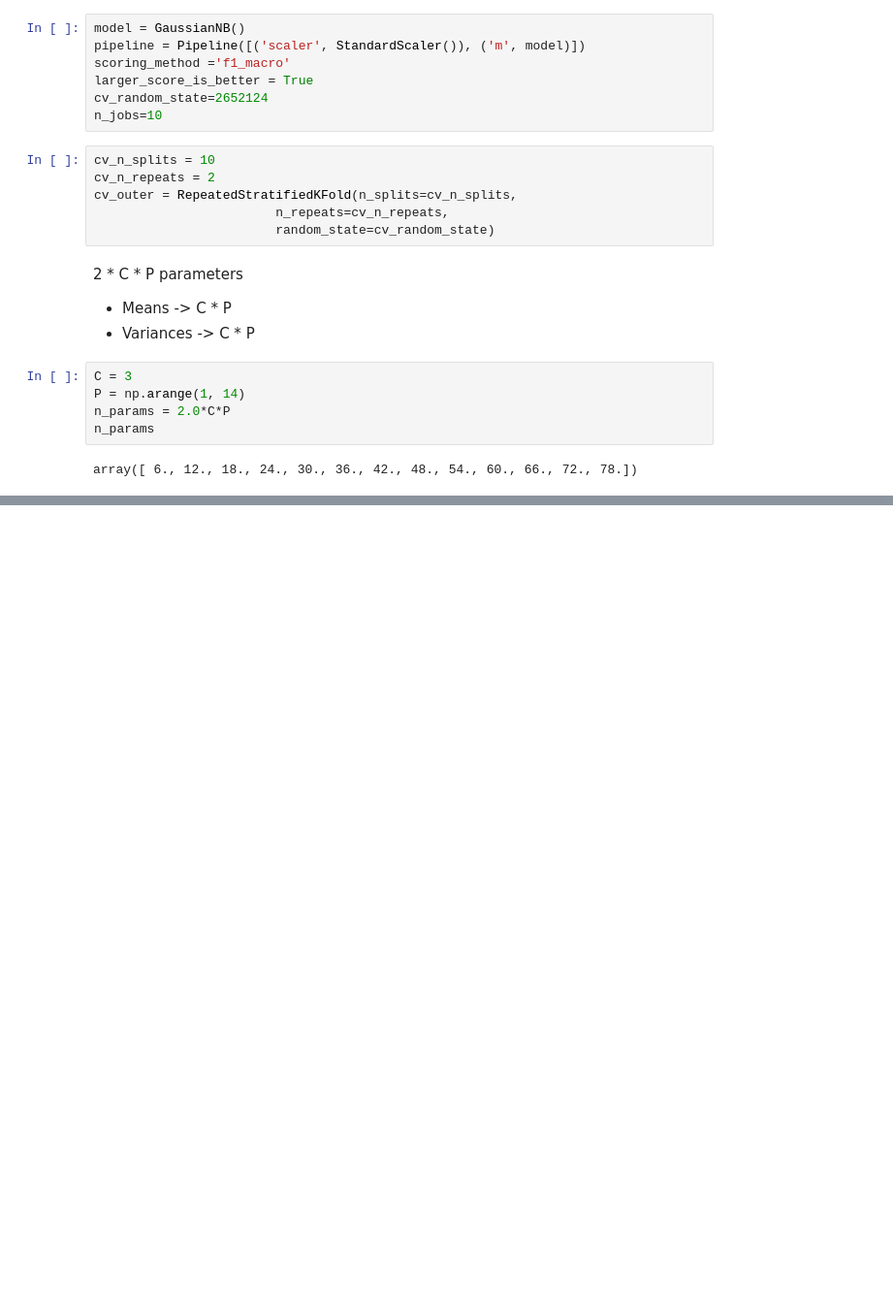
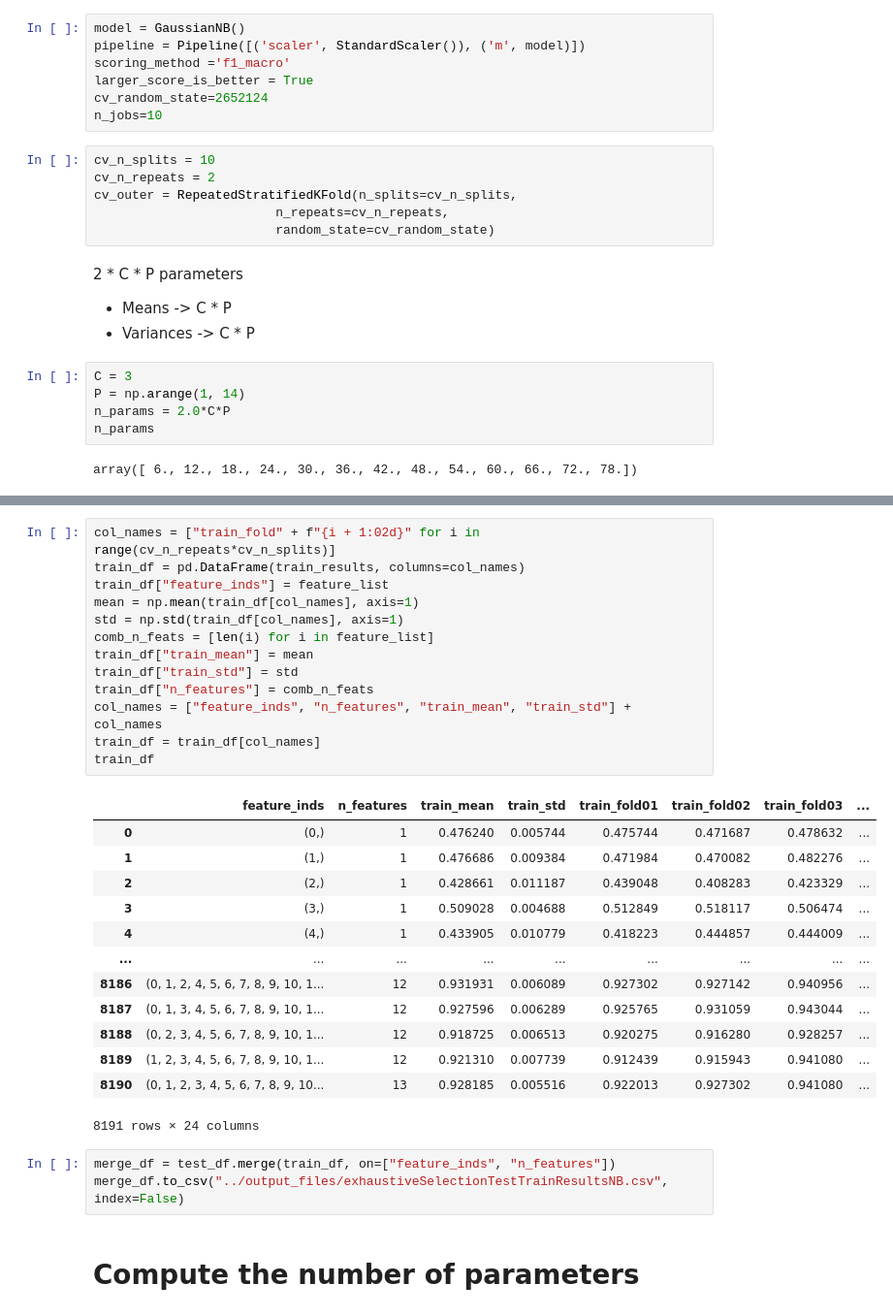
Before and after one commit to armstrong06/UT_event_classifier, a Jupyter notebook: notebooks/exhaustiveSelectionNB.ipynb, the cells around one changed output, grey strips where cells are left out. Shown at 97% size. Cells and saved outputs as stored; diff of their text form; blank space fills up the shorter version.

```diff
--- a/notebooks/exhaustiveSelectionNB.ipynb
+++ b/notebooks/exhaustiveSelectionNB.ipynb
@@ -129,4 +161,36 @@ df
 8191 rows × 24 columns
+# %%
+col_names = ["train_fold" + f"{i + 1:02d}" for i in range(cv_n_repeats*cv_n_splits)]
+train_df = pd.DataFrame(train_results, columns=col_names)
+train_df["feature_inds"] = feature_list
+mean = np.mean(train_df[col_names], axis=1)
+std = np.std(train_df[col_names], axis=1)
+comb_n_feats = [len(i) for i in feature_list]
+train_df["train_mean"] = mean
+train_df["train_std"] = std
+train_df["n_features"] = comb_n_feats
+col_names = ["feature_inds", "n_features", "train_mean", "train_std"] + col_names
+train_df = train_df[col_names]
+train_df
+# %% [output]
+|  | feature_inds | n_features | train_mean | train_std | train_fold01 | train_fold02 | train_fold03 | ... |
+| 0 | (0,) | 1 | 0.476240 | 0.005744 | 0.475744 | 0.471687 | 0.478632 | ... |
+| 1 | (1,) | 1 | 0.476686 | 0.009384 | 0.471984 | 0.470082 | 0.482276 | ... |
+| 2 | (2,) | 1 | 0.428661 | 0.011187 | 0.439048 | 0.408283 | 0.423329 | ... |
+| 3 | (3,) | 1 | 0.509028 | 0.004688 | 0.512849 | 0.518117 | 0.506474 | ... |
+| 4 | (4,) | 1 | 0.433905 | 0.010779 | 0.418223 | 0.444857 | 0.444009 | ... |
+| ... | ... | ... | ... | ... | ... | ... | ... | ... |
+| 8186 | (0, 1, 2, 4, 5, 6, 7, 8, 9, 10, 1... | 12 | 0.931931 | 0.006089 | 0.927302 | 0.927142 | 0.940956 | ... |
+| 8187 | (0, 1, 3, 4, 5, 6, 7, 8, 9, 10, 1... | 12 | 0.927596 | 0.006289 | 0.925765 | 0.931059 | 0.943044 | ... |
+| 8188 | (0, 2, 3, 4, 5, 6, 7, 8, 9, 10, 1... | 12 | 0.918725 | 0.006513 | 0.920275 | 0.916280 | 0.928257 | ... |
+| 8189 | (1, 2, 3, 4, 5, 6, 7, 8, 9, 10, 1... | 12 | 0.921310 | 0.007739 | 0.912439 | 0.915943 | 0.941080 | ... |
+| 8190 | (0, 1, 2, 3, 4, 5, 6, 7, 8, 9, 10... | 13 | 0.928185 | 0.005516 | 0.922013 | 0.927302 | 0.941080 | ... |
+8191 rows × 24 columns
+# %%
+merge_df = test_df.merge(train_df, on=["feature_inds", "n_features"])
+merge_df.to_csv("../output_files/exhaustiveSelectionTestTrainResultsNB.csv", index=False)
+# %% [markdown]
+# Compute the number of parameters
 # %%
 C = 3
 P = np.arange(1, 14)
```
Also changed, not shown: parts of 7 cells of this notebook, 1 other file.
